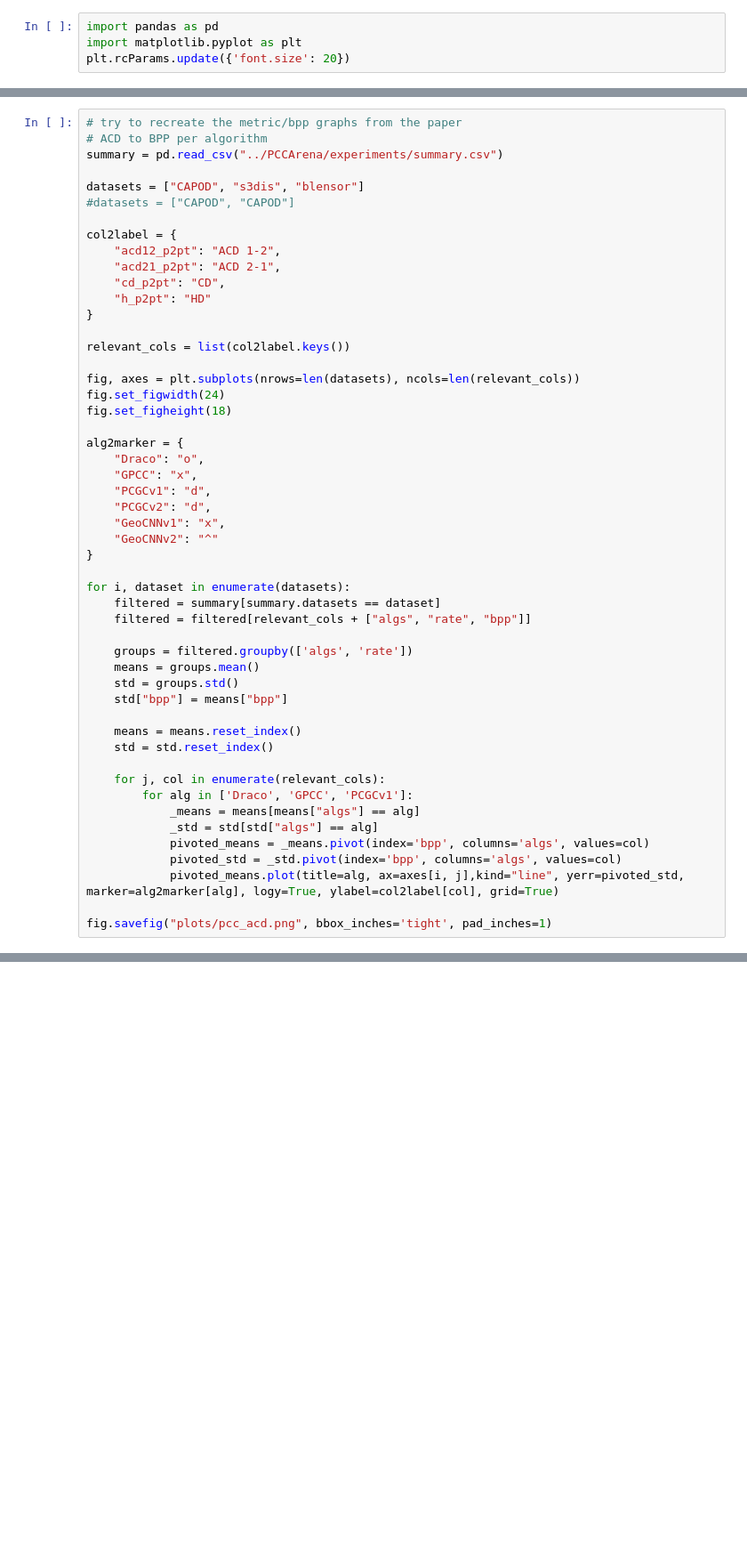
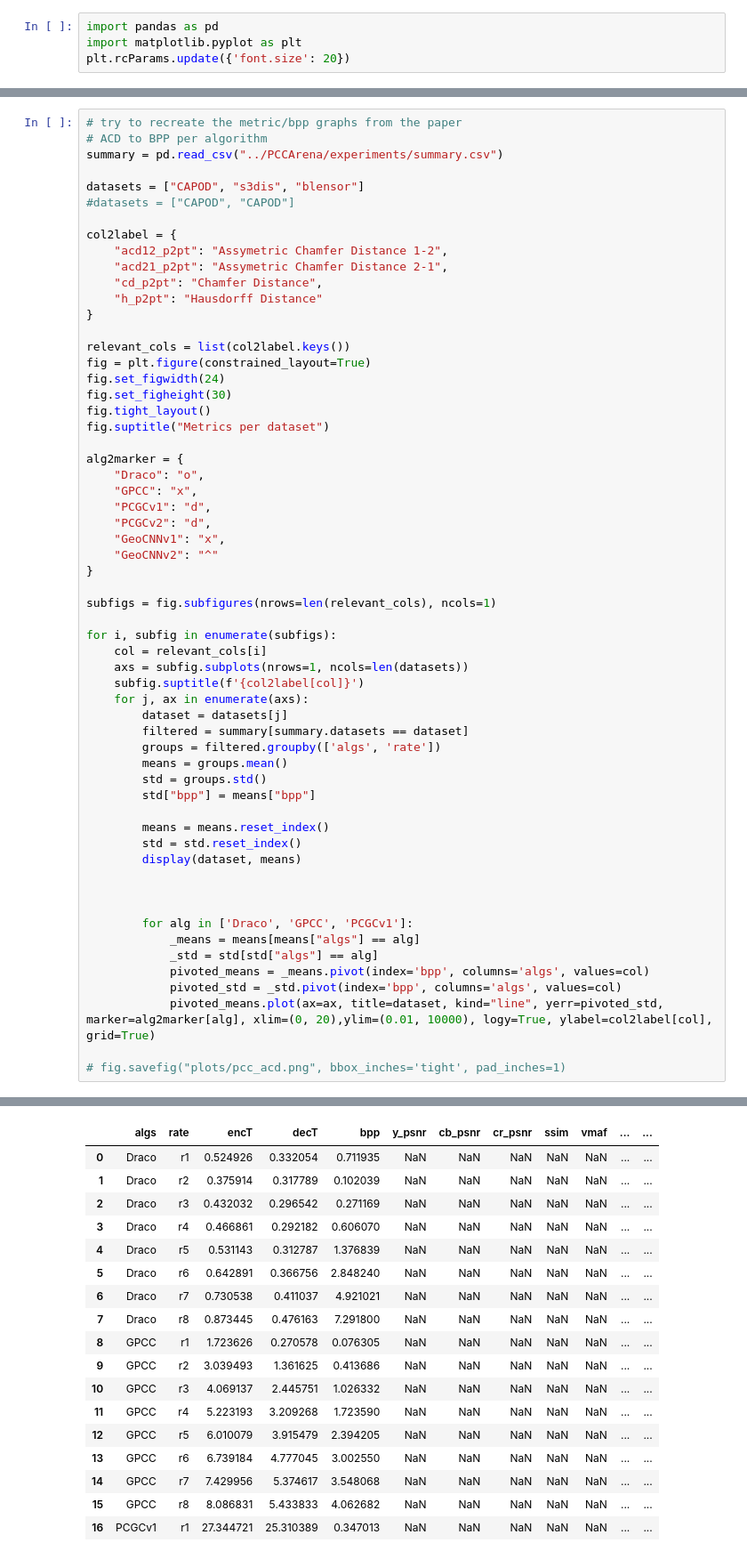
Before and after one commit to branislavjenco/thesis-code, a Jupyter notebook: pccarena_results.ipynb, the cells around one changed output, grey strips where cells are left out. Shown at 89% size. Saved outputs shown, nothing was run; the diff lists cells and outputs as text; blank space fills up the shorter version.

```diff
--- a/pccarena_results.ipynb
+++ b/pccarena_results.ipynb
@@ -17,17 +29,18 @@ datasets = ["CAPOD", "s3dis", "blensor"]
 #datasets = ["CAPOD", "CAPOD"]
 
 col2label = {
-    "acd12_p2pt": "ACD 1-2",
-    "acd21_p2pt": "ACD 2-1",
-    "cd_p2pt": "CD",
-    "h_p2pt": "HD"
+    "acd12_p2pt": "Assymetric Chamfer Distance 1-2",
+    "acd21_p2pt": "Assymetric Chamfer Distance 2-1",
+    "cd_p2pt": "Chamfer Distance",
+    "h_p2pt": "Hausdorff Distance"
 }
 
 relevant_cols = list(col2label.keys())
-
-fig, axes = plt.subplots(nrows=len(datasets), ncols=len(relevant_cols))
+fig = plt.figure(constrained_layout=True)
 fig.set_figwidth(24)
-fig.set_figheight(18)
+fig.set_figheight(30)
+fig.tight_layout()
+fig.suptitle("Metrics per dataset")
 
 alg2marker = {
     "Draco": "o",
@@ -38,25 +51,32 @@ alg2marker = {
     "GeoCNNv2": "^"
 }
 
-for i, dataset in enumerate(datasets):
-    filtered = summary[summary.datasets == dataset]
-    filtered = filtered[relevant_cols + ["algs", "rate", "bpp"]]
+subfigs = fig.subfigures(nrows=len(relevant_cols), ncols=1)
 
-    groups = filtered.groupby(['algs', 'rate'])
-    means = groups.mean()
-    std = groups.std()
-    std["bpp"] = means["bpp"]
+for i, subfig in enumerate(subfigs):
+    col = relevant_cols[i]
+    axs = subfig.subplots(nrows=1, ncols=len(datasets))
+    subfig.suptitle(f'{col2label[col]}')
+    for j, ax in enumerate(axs):
+        dataset = datasets[j]
+        filtered = summary[summary.datasets == dataset]
+        groups = filtered.groupby(['algs', 'rate'])
+        means = groups.mean()
+        std = groups.std()
+        std["bpp"] = means["bpp"]
 
-    means = means.reset_index()
-    std = std.reset_index()
+        means = means.reset_index()
+        std = std.reset_index()
+        display(dataset, means)
 
-    for j, col in enumerate(relevant_cols):
+
+
         for alg in ['Draco', 'GPCC', 'PCGCv1']:
             _means = means[means["algs"] == alg]
             _std = std[std["algs"] == alg]
             pivoted_means = _means.pivot(index='bpp', columns='algs', values=col)
             pivoted_std = _std.pivot(index='bpp', columns='algs', values=col)
-            pivoted_means.plot(title=alg, ax=axes[i, j],kind="line", yerr=pivoted_std, marker=alg2marker[alg], logy=True, ylabel=col2label[col], grid=True)
+            pivoted_means.plot(ax=ax, title=dataset, kind="line", yerr=pivoted_std, marker=alg2marker[alg], xlim=(0, 20),ylim=(0.01, 10000), logy=True, ylabel=col2label[col], grid=True)
 
-fig.savefig("plots/pcc_acd.png", bbox_inches='tight', pad_inches=1)
+# fig.savefig("plots/pcc_acd.png", bbox_inches='tight', pad_inches=1)
 # %% [output]
@@ -63,0 +103,18 @@ fig.savefig("plots/pcc_acd.png", bbox_inches='tight', pad_inches=1)
+|  | algs | rate | encT | decT | bpp | y_psnr | cb_psnr | cr_psnr | ssim | vmaf | ... | ... |
+| 0 | Draco | r1 | 0.524926 | 0.332054 | 0.711935 | NaN | NaN | NaN | NaN | NaN | ... | ... |
+| 1 | Draco | r2 | 0.375914 | 0.317789 | 0.102039 | NaN | NaN | NaN | NaN | NaN | ... | ... |
+| 2 | Draco | r3 | 0.432032 | 0.296542 | 0.271169 | NaN | NaN | NaN | NaN | NaN | ... | ... |
+| 3 | Draco | r4 | 0.466861 | 0.292182 | 0.606070 | NaN | NaN | NaN | NaN | NaN | ... | ... |
+| 4 | Draco | r5 | 0.531143 | 0.312787 | 1.376839 | NaN | NaN | NaN | NaN | NaN | ... | ... |
+| 5 | Draco | r6 | 0.642891 | 0.366756 | 2.848240 | NaN | NaN | NaN | NaN | NaN | ... | ... |
+| 6 | Draco | r7 | 0.730538 | 0.411037 | 4.921021 | NaN | NaN | NaN | NaN | NaN | ... | ... |
+| 7 | Draco | r8 | 0.873445 | 0.476163 | 7.291800 | NaN | NaN | NaN | NaN | NaN | ... | ... |
+| 8 | GPCC | r1 | 1.723626 | 0.270578 | 0.076305 | NaN | NaN | NaN | NaN | NaN | ... | ... |
+| 9 | GPCC | r2 | 3.039493 | 1.361625 | 0.413686 | NaN | NaN | NaN | NaN | NaN | ... | ... |
+| 10 | GPCC | r3 | 4.069137 | 2.445751 | 1.026332 | NaN | NaN | NaN | NaN | NaN | ... | ... |
+| 11 | GPCC | r4 | 5.223193 | 3.209268 | 1.723590 | NaN | NaN | NaN | NaN | NaN | ... | ... |
+| 12 | GPCC | r5 | 6.010079 | 3.915479 | 2.394205 | NaN | NaN | NaN | NaN | NaN | ... | ... |
+| 13 | GPCC | r6 | 6.739184 | 4.777045 | 3.002550 | NaN | NaN | NaN | NaN | NaN | ... | ... |
+| 14 | GPCC | r7 | 7.429956 | 5.374617 | 3.548068 | NaN | NaN | NaN | NaN | NaN | ... | ... |
+| 15 | GPCC | r8 | 8.086831 | 5.433833 | 4.062682 | NaN | NaN | NaN | NaN | NaN | ... | ... |
+| 16 | PCGCv1 | r1 | 27.344721 | 25.310389 | 0.347013 | NaN | NaN | NaN | NaN | NaN | ... | ... |
```
Also changed, not shown: parts of 3 cells of this notebook.
